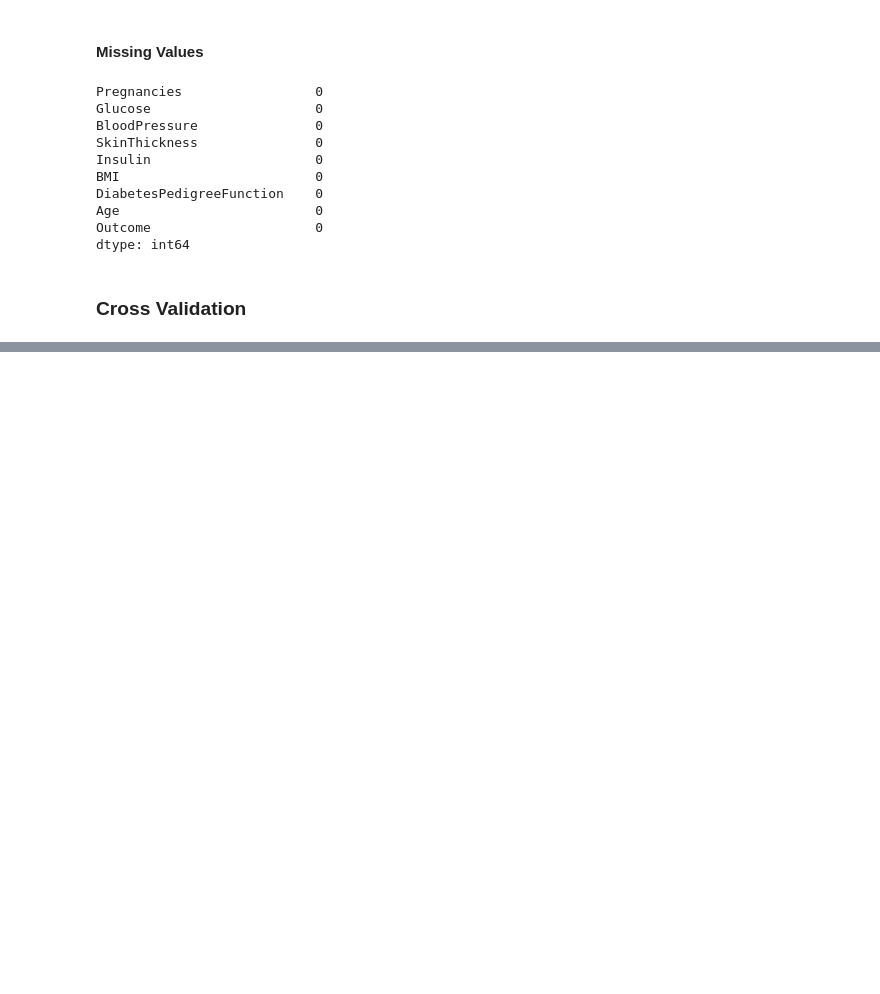
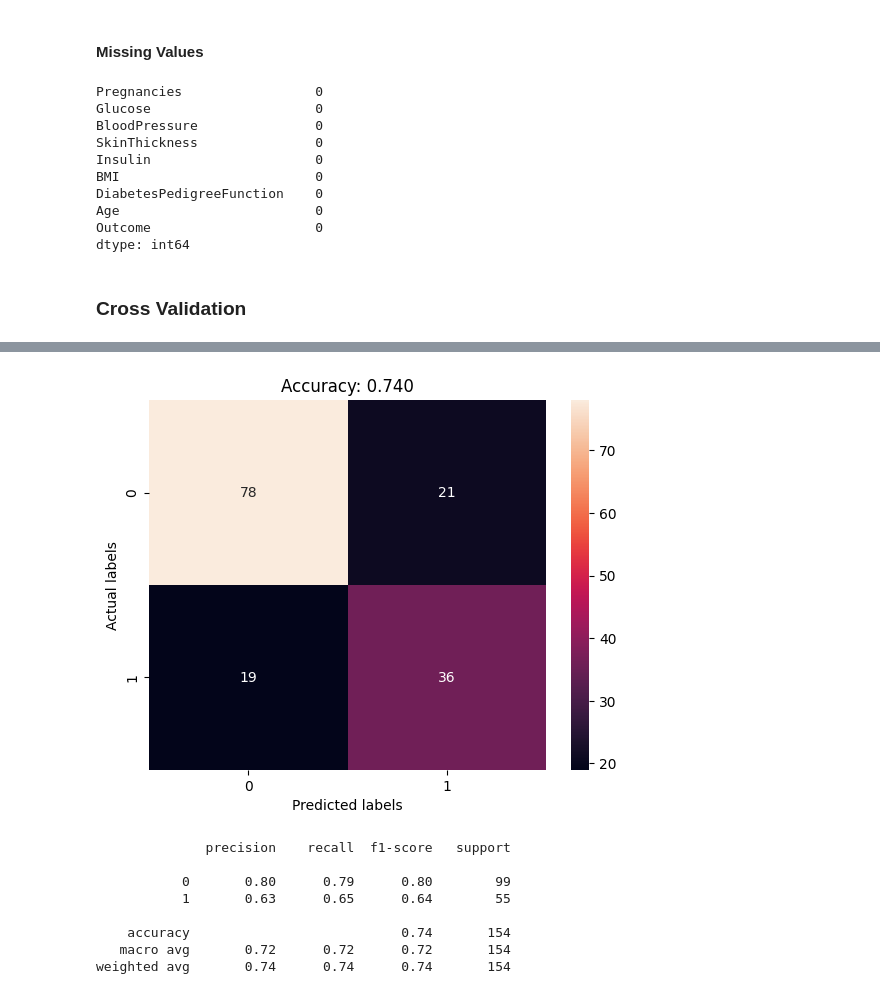
Before and after one commit to aditya-524/DiabetesPredictor-SLP, a Jupyter notebook: implementation_alpha.ipynb, the cells around one changed output, grey strips where cells are left out. Drawn from its saved outputs; the diff is of its cells as text; code cells hidden in the pictures; blank space fills up the shorter version.

Commit message:
Scikit MLP Classifier Imple

```diff
--- a/implementation_alpha.ipynb
+++ b/implementation_alpha.ipynb
@@ -84,0 +77,5 @@ y = pima['Outcome']
+# %%
+from sklearn.model_selection import train_test_split
+
+# Split the data into training and testing sets
+X_train, X_test, y_train, y_test = train_test_split(X, y, test_size=0.2, random_state=42)
@@ -84,0 +90,6 @@ y = pima['Outcome']
+# %%
+from sklearn.preprocessing import StandardScaler
+# Standardize the features
+sc = StandardScaler()
+X_train = sc.fit_transform(X_train)
+X_test = sc.transform(X_test)
@@ -84,0 +104,64 @@ y = pima['Outcome']
+# %%
+#TODO  Need help with Citation
+import seaborn as sns
+import warnings
+from sklearn.exceptions import ConvergenceWarning
+warnings.filterwarnings("ignore", category=ConvergenceWarning)
+from sklearn.neural_network import MLPClassifier
+from sklearn.metrics import confusion_matrix, classification_report, accuracy_score
+
+#Helper functions to judge different classifiers
+
+def disp_cm(y_test, y_pred)->float:
+    """Displays the confusion matrix in the form of heatmap.
+
+    Parameters:
+    y_test (array-like): list of true labels
+    y_pred (array-like): list of predicted labels
+
+    Returns:
+    acc_score (float): Accuracy score
+    """
+    acc_score = accuracy_score(y_test, y_pred)
+    cm = confusion_matrix(y_test, y_pred)
+    sns.heatmap(cm, annot=True, fmt="d")
+    plt.title(f"Accuracy: {acc_score:0.3f}")
+    plt.xlabel("Predicted labels")
+    plt.ylabel("Actual labels")
+    plt.show()
+    return acc_score
+
+
+def judge_clf(classifier, X_train=X_train, y_train=y_train,
+              X_test=X_test, y_test=y_test)->float:
+    """Fits the `classifier` to `X_train`, `y_train` and generate an elegant
+    classification report using `X_test` and `y_test`.
+
+    Parameters:
+    classifer : classifier obj implementing 'fit' method.
+    X_train (array-like): 2D-array of input features of Training Set.
+    y_train (array-like): list of target features of Training Set.
+    X_test  (array-like): 2D-array of input features of Testing Set.
+    y_test  (array-like): list of target features of Testing Set.
+
+    Returns:
+    acc_score (float): Accuracy score
+    """
+    classifier.fit(X_train, y_train)
+    y_pred = classifier.predict(X_test)
+    acc_score = disp_cm(y_test, y_pred)
+    print(classification_report(y_test, y_pred))
+    return acc_score
+
+mlp_clf = MLPClassifier(random_state=0)
+mlp_acc = judge_clf(mlp_clf)
+# %% [output]
+[figure, added]
+              precision    recall  f1-score   support
+
+           0       0.80      0.79      0.80        99
+           1       0.63      0.65      0.64        55
+
+    accuracy                           0.74       154
+   macro avg       0.72      0.72      0.72       154
+weighted avg       0.74      0.74      0.74       154
```
Also changed, not shown: parts of 4 cells of this notebook, 5 other files.
